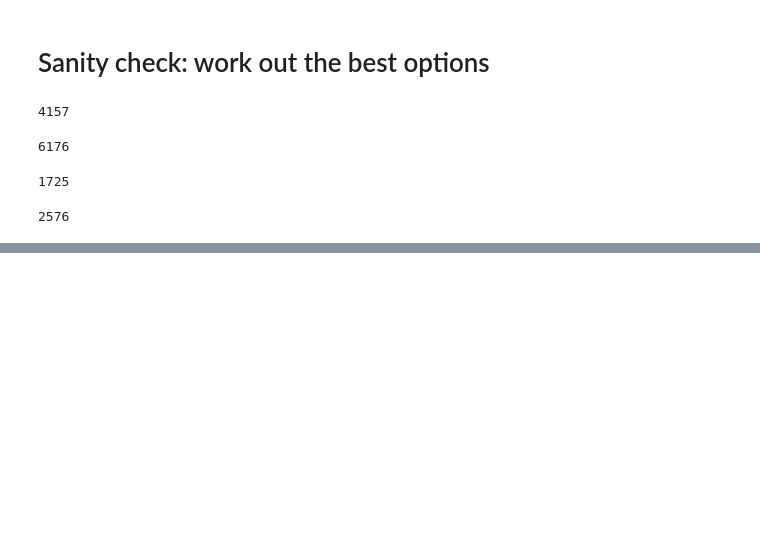
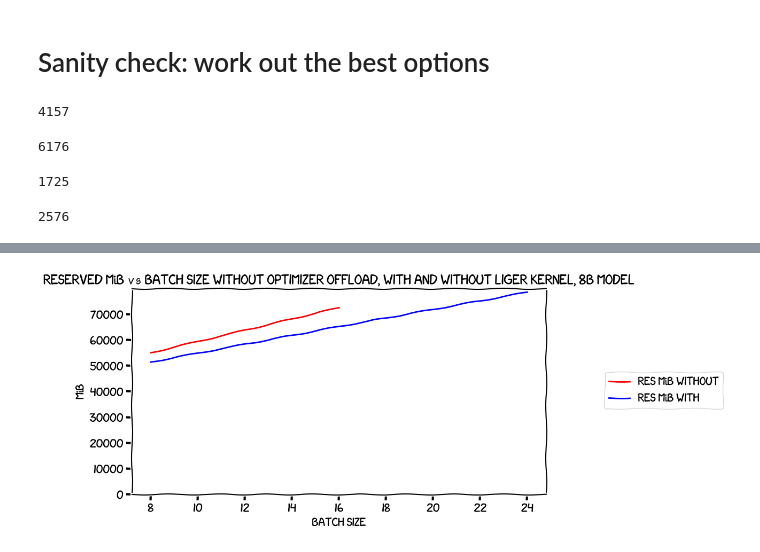
Before and after one commit to gpjt/fine-tune-2024-04, a Jupyter notebook: batch-size-charts.ipynb, the cells around one changed output, grey strips where cells are left out. Drawn from its saved outputs; the diff is of its cells as text; code cells hidden in the pictures; blank space fills up the shorter version.

```diff
--- a/batch-size-charts.ipynb
+++ b/batch-size-charts.ipynb
@@ -467,0 +540,16 @@ Note that when I did a train with optimizer offload previously, it took 2h13m.
+# %%
+fig, ax1 = plt.subplots(figsize=(10, 5))
+
+ax1.plot(large_model_no_offload_df['Batch size'], large_model_no_offload_df['Reserved MiB Max'], label='RES MiB WITHOUT', color='red')
+ax1.plot(large_model_no_offload_liger_kernel_df['Batch size'], large_model_no_offload_liger_kernel_df['Reserved MiB Max'], label='RES MiB WITH', color='blue')
+ax1.set_xlabel('BATCH SIZE')
+ax1.set_ylabel('MiB')
+ax1.tick_params(axis='y')
+ax1.set_ylim(bottom=0)
+
+plt.title('RESERVED MiB vs BATCH SIZE WITHOUT OPTIMIZER OFFLOAD, WITH AND WITHOUT LIGER KERNEL, 8B MODEL')
+fig.legend(loc='center left', bbox_to_anchor=(1, 0.5))
+plt.savefig("/tmp/memory-vs-batch-size-large-model-without-offload-with-and-without-liger-kernel.png", bbox_inches='tight')
+plt.show()
+# %% [output]
+[figure, added]
```
Also changed, not shown: parts of 15 cells of this notebook, 1 other file.
